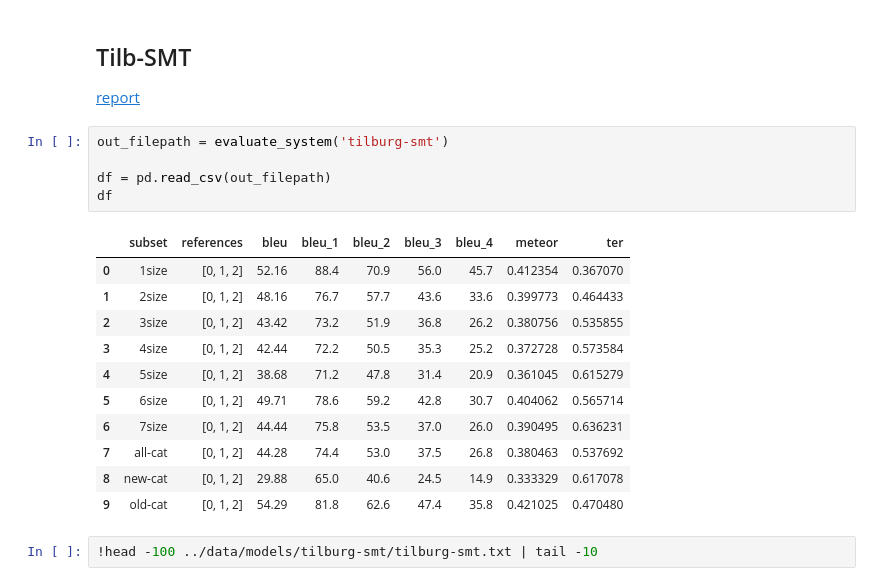
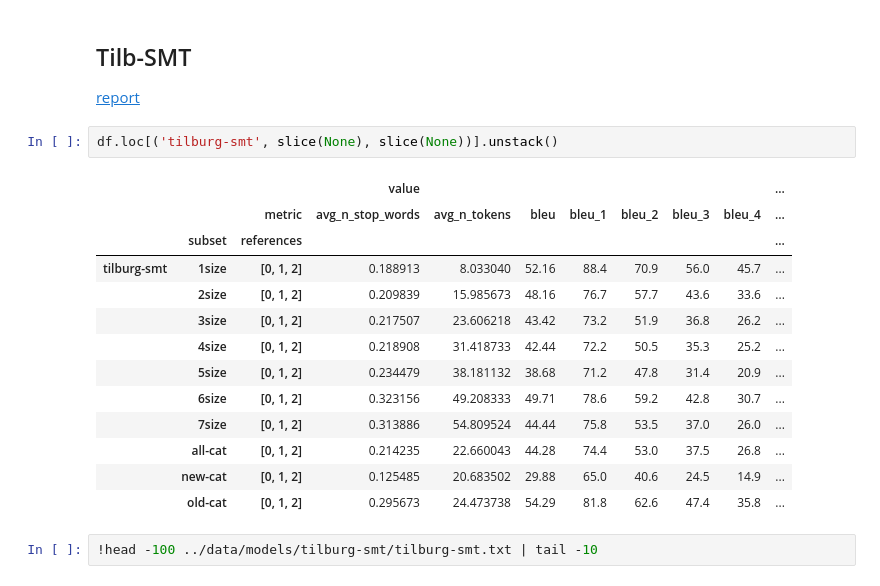
Before and after one commit to abevieiramota/masters, a Jupyter notebook: notebook/00 - Automatic evaluation.ipynb, the cells around one changed output. Saved outputs shown, nothing was run; the diff lists cells and outputs as text.

```diff
--- a/notebook/00 - Automatic evaluation.ipynb
+++ b/notebook/00 - Automatic evaluation.ipynb
@@ -67,23 +86,22 @@ the manager of a.c. chievo verona is rolando maran .
 ## Tilb-SMT
 
 <a href="../data/models/tilburg-smt/report.pdf">report</a>
-# %%
-out_filepath = evaluate_system('tilburg-smt')
-
-df = pd.read_csv(out_filepath)
-df
-# %% [output]
-|  | subset | references | bleu | bleu_1 | bleu_2 | bleu_3 | bleu_4 | meteor | ter |
-| 0 | 1size | [0, 1, 2] | 52.16 | 88.4 | 70.9 | 56.0 | 45.7 | 0.412354 | 0.367070 |
-| 1 | 2size | [0, 1, 2] | 48.16 | 76.7 | 57.7 | 43.6 | 33.6 | 0.399773 | 0.464433 |
-| 2 | 3size | [0, 1, 2] | 43.42 | 73.2 | 51.9 | 36.8 | 26.2 | 0.380756 | 0.535855 |
-| 3 | 4size | [0, 1, 2] | 42.44 | 72.2 | 50.5 | 35.3 | 25.2 | 0.372728 | 0.573584 |
-| 4 | 5size | [0, 1, 2] | 38.68 | 71.2 | 47.8 | 31.4 | 20.9 | 0.361045 | 0.615279 |
-| 5 | 6size | [0, 1, 2] | 49.71 | 78.6 | 59.2 | 42.8 | 30.7 | 0.404062 | 0.565714 |
-| 6 | 7size | [0, 1, 2] | 44.44 | 75.8 | 53.5 | 37.0 | 26.0 | 0.390495 | 0.636231 |
-| 7 | all-cat | [0, 1, 2] | 44.28 | 74.4 | 53.0 | 37.5 | 26.8 | 0.380463 | 0.537692 |
-| 8 | new-cat | [0, 1, 2] | 29.88 | 65.0 | 40.6 | 24.5 | 14.9 | 0.333329 | 0.617078 |
-| 9 | old-cat | [0, 1, 2] | 54.29 | 81.8 | 62.6 | 47.4 | 35.8 | 0.421025 | 0.470480 |
+# %%
+df.loc[('tilburg-smt', slice(None), slice(None))].unstack()
+# %% [output]
+|  |  |  | value |  |  |  |  |  |  | ... |
+|  |  | metric | avg_n_stop_words | avg_n_tokens | bleu | bleu_1 | bleu_2 | bleu_3 | bleu_4 | ... |
+|  | subset | references |  |  |  |  |  |  |  | ... |
+| tilburg-smt | 1size | [0, 1, 2] | 0.188913 | 8.033040 | 52.16 | 88.4 | 70.9 | 56.0 | 45.7 | ... |
+|  | 2size | [0, 1, 2] | 0.209839 | 15.985673 | 48.16 | 76.7 | 57.7 | 43.6 | 33.6 | ... |
+|  | 3size | [0, 1, 2] | 0.217507 | 23.606218 | 43.42 | 73.2 | 51.9 | 36.8 | 26.2 | ... |
+|  | 4size | [0, 1, 2] | 0.218908 | 31.418733 | 42.44 | 72.2 | 50.5 | 35.3 | 25.2 | ... |
+|  | 5size | [0, 1, 2] | 0.234479 | 38.181132 | 38.68 | 71.2 | 47.8 | 31.4 | 20.9 | ... |
+|  | 6size | [0, 1, 2] | 0.323156 | 49.208333 | 49.71 | 78.6 | 59.2 | 42.8 | 30.7 | ... |
+|  | 7size | [0, 1, 2] | 0.313886 | 54.809524 | 44.44 | 75.8 | 53.5 | 37.0 | 26.0 | ... |
+|  | all-cat | [0, 1, 2] | 0.214235 | 22.660043 | 44.28 | 74.4 | 53.0 | 37.5 | 26.8 | ... |
+|  | new-cat | [0, 1, 2] | 0.125485 | 20.683502 | 29.88 | 65.0 | 40.6 | 24.5 | 14.9 | ... |
+|  | old-cat | [0, 1, 2] | 0.295673 | 24.473738 | 54.29 | 81.8 | 62.6 | 47.4 | 35.8 | ... |
 # %%
 !head -100 ../data/models/tilburg-smt/tilburg-smt.txt | tail -10
 # %% [output]
```
Also changed, not shown: parts of 24 cells of this notebook, 11 other files.
